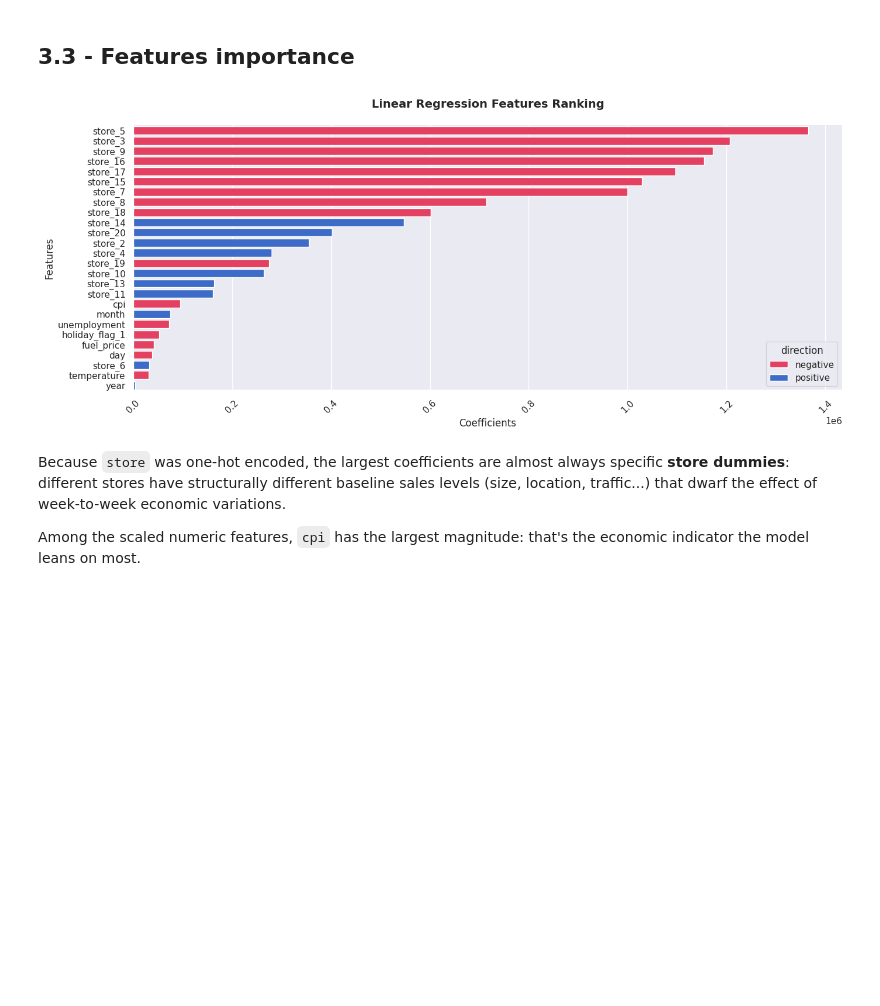
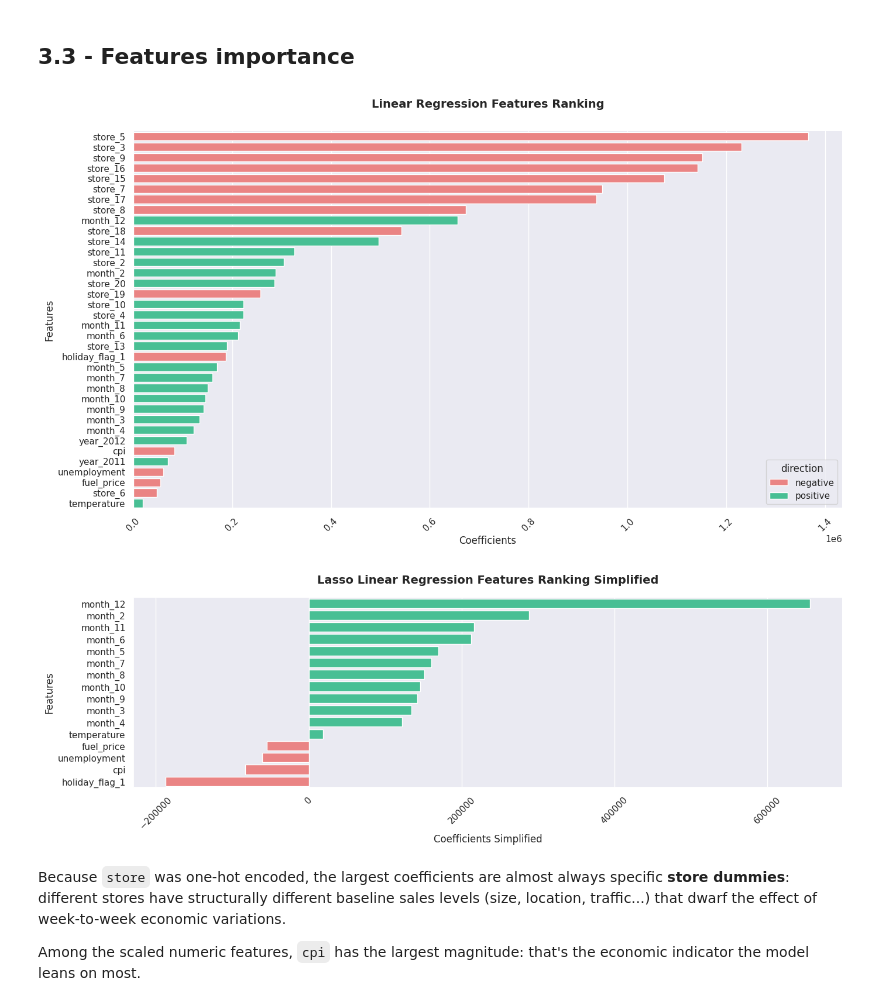
Before and after one commit to Gargamelch/Walmart_Sales, a Jupyter notebook: Walmart_Sales.ipynb, the cells around one changed output. Cells and saved outputs as stored; diff of their text form; code cells hidden in the pictures; blank space fills up the shorter version.

```diff
--- a/Walmart_Sales.ipynb
+++ b/Walmart_Sales.ipynb
@@ -44,12 +44,10 @@ file = 'Walmart_Store_sales.csv'
 # -----------------------------------------------------------------------------
 # COLORS
 # -----------------------------------------------------------------------------
-palette = ['#345fff', '#e142d5', '#ff4b9b',
+palette = ['#4238CA', '#e142d5', '#ff4b9b',
            '#ffc352', '#f9f871', '#9bde7e',
-           '#4bbc8e', '#039590', '#1c6e7d', '#2f4858', ]
-colors_sex  = ['#FF94FFFF', '#003CFF']
-colors_3cat =['#249615'] + colors_sex
-direction_dict = {'positive': "#2664DF", 'negative': "#FF2551"}
+           '#4bbc8e', '#039590', '#1c6e7d', '#2f4858', '#5c6684']
+direction_dict = {'positive': "#34D399", 'negative': "#FB7373"}
 
 sns.set_theme(style='darkgrid', palette=palette)
 formatter = StrMethodFormatter('{x:,.0f}') # Avoid scientific notations in matplotlib/seaborn
@@ -486,7 +513,7 @@ ax = sns.boxplot(
     x='holiday_flag',
     y='weekly_sales',
     hue='holiday_flag',
-    palette=[palette[2], palette[7]]
+    palette=[palette[10], palette[0]]
 )
 
 ax.set_title('Weekly Sales: Holiday vs Non-Holiday')
@@ -498,4 +525,12 @@ ax.legend(title=None)
 
 plt.tight_layout()
 plt.show()
+
+
+print(f"There's {len(holiday_df[holiday_df['holiday_flag'] == 'Holiday'])} holiday rows in the dataframe:")
+print(f'Holiday median: {holiday_df[holiday_df['holiday_flag'] == 'Holiday']['weekly_sales'].median():,.2f}')
+print(f'Ordinary day median: {holiday_df[holiday_df['holiday_flag'] == 'Ordinary Day']['weekly_sales'].median():,.2f}')
+print()
+print(f'Holiday min: {holiday_df[holiday_df['holiday_flag'] == 'Holiday']['weekly_sales'].min():,.2f}')
+print(f'Ordinary day min: {holiday_df[holiday_df['holiday_flag'] == 'Ordinary Day']['weekly_sales'].min():,.2f}')
 # %% [output]
@@ -760,35 +892,66 @@ R2 score on test set :  0.9396190073986598
 # -----------------------------------------------------------------------------
 coef_lr_df = pd.DataFrame({
     'feature': preprocessor.get_feature_names_out(),
     'coefficient': model.coef_
 }).sort_values('coefficient', ascending=False).reset_index(drop=True)
 
 # For readability
 coef_lr_df['feature'] = coef_lr_df['feature'].str.replace('cat__', '').str.replace('num__', '')
 coef_lr_df['direction'] = coef_lr_df['coefficient'].map(lambda x: 'positive' if x >= 0 else 'negative')
+coef_lr_simplified_df = coef_lr_df.copy() # For simplified version
 coef_lr_df['coefficient'] = coef_lr_df['coefficient'].abs()
 
 coef_lr_df = coef_lr_df.sort_values('coefficient', ascending=False).reset_index(drop=True)
 
-plt.figure(figsize=(14, 6))
+plt.figure(figsize=(14, 8))
 ax = sns.barplot(data=coef_lr_df,
             x='coefficient',
             y='feature',
             hue='direction',
             palette=direction_dict,
             alpha=1,
 )
 
 plt.title(f'Linear Regression Features Ranking', fontsize=14, fontweight='bold', y=1.05)
 plt.ylabel('Features')
 plt.xlabel('Coefficients')
 plt.xticks(rotation=45)
 
 sns.despine()       # Remove borders for cleaner look
 plt.tight_layout()  # Adjust spacing
 plt.show()
+
+
+
+# -----------------------------------------------------------------------------
+# LINEAR REGRESSION FEATURES IMPORTANCE SIMPLIFIED
+# -----------------------------------------------------------------------------
+feature_list = ['month_1', 'month_2', 'month_3', 'month_4', 'month_5', 'month_6',
+                'month_7', 'month_8', 'month_9', 'month_10', 'month_11', 'month_12',
+                'unemployment', 'fuel_price', 'temperature', 'cpi', 'year', 'holiday_flag_1']
+coef_lr_simplified_df = coef_lr_simplified_df[coef_lr_simplified_df['feature'].isin(feature_list)]
+
+plt.figure(figsize=(14, 5))
+ax = sns.barplot(data=coef_lr_simplified_df,
+            x='coefficient',
+            y='feature',
+            hue='direction',
+            palette=direction_dict,
+            alpha=1,
+)
+
+plt.title(f'Lasso Linear Regression Features Ranking Simplified', fontsize=14, fontweight='bold', y=1.05)
+plt.ylabel('Features')
+plt.xlabel('Coefficients Simplified')
+plt.xticks(rotation=45)
+ax.get_legend().remove() # type: ignore
+
+sns.despine()       # Remove borders for cleaner look
+plt.tight_layout()  # Adjust spacing
+plt.show()
 # %% [output]
-[figure, old version]
+[figure, new version]
+[figure, added]
 # %% [markdown]
 Because `store` was one-hot encoded, the largest coefficients are almost always specific **store dummies**: different stores have structurally different baseline sales levels (size, location, traffic...) that dwarf the effect of week-to-week economic variations.
 
```
Also changed, not shown: parts of 22 cells of this notebook.
